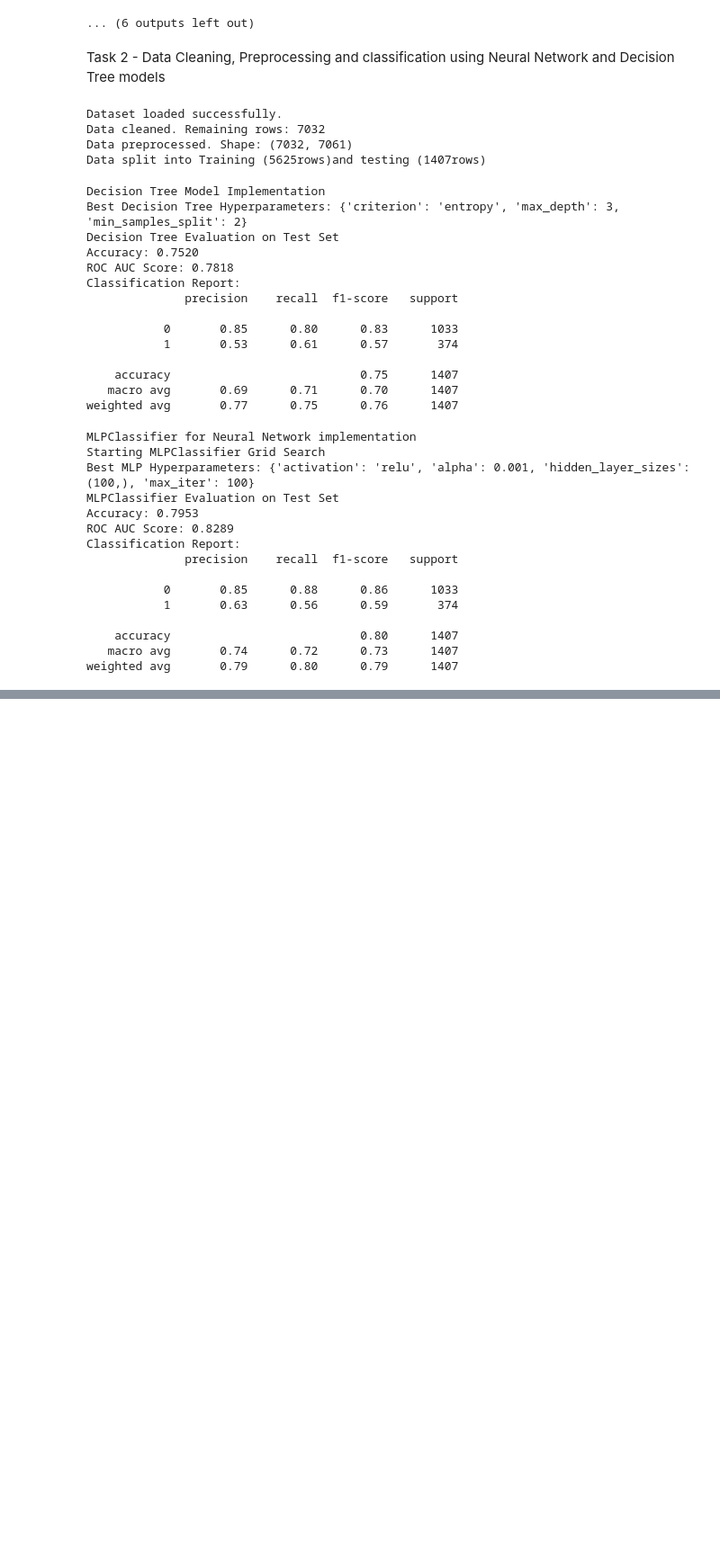
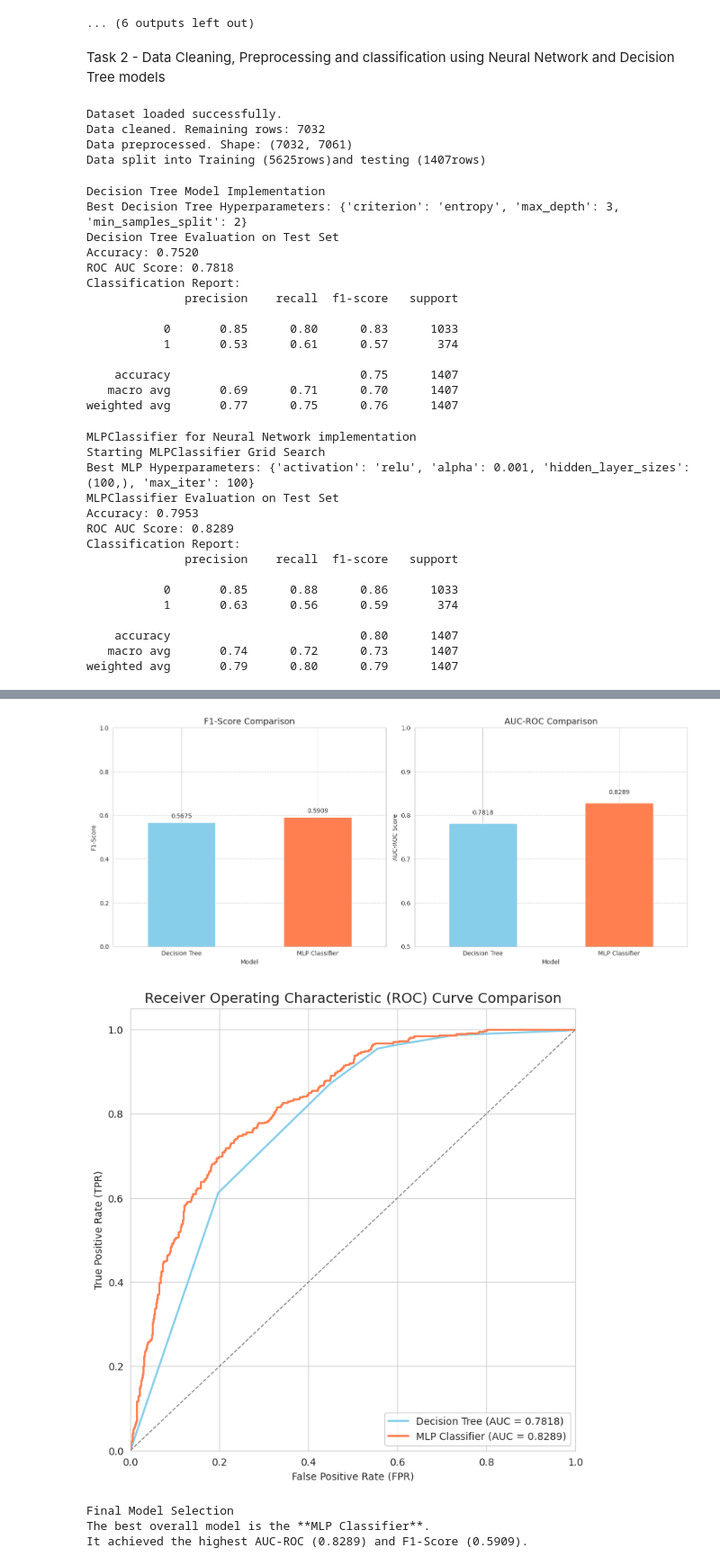
Before and after one commit to Yosh004/TelcoCustomerChurn, a Jupyter notebook: TelcoCustomerChurnCW.ipynb, the cells around one changed output, grey strips where cells are left out. Shown: that part at 90% size. Drawn from its saved outputs; the diff is of its cells as text; code cells hidden in the pictures; blank space fills up the shorter version.

Commit message:
compare and contrast models and display the preprocessed CSV

```diff
--- a/TelcoCustomerChurnCW.ipynb
+++ b/TelcoCustomerChurnCW.ipynb
@@ -330,3 +328,78 @@ Classification Report:
     accuracy                           0.80      1407
    macro avg       0.74      0.72      0.73      1407
 weighted avg       0.79      0.80      0.79      1407
+# %%
+import pandas as pd
+import numpy as np
+import matplotlib.pyplot as plt
+from sklearn.metrics import accuracy_score,f1_score,roc_auc_score,auc, roc_curve
+
+#Consolidate Metrics
+metrics = {
+    'Model': ['Decision Tree', 'MLP Classifier'],
+    'Accuracy': [accuracy_score(y_test, y_pred_dt), accuracy_score(y_test, y_pred_mlp)],
+    'F1-Score': [f1_score(y_test, y_pred_dt), f1_score(y_test, y_pred_mlp)],
+    'AUC-ROC': [roc_auc_score(y_test, y_proba_dt), roc_auc_score(y_test, y_proba_mlp)]
+}
+metrics_df = pd.DataFrame(metrics).set_index('Model')
+print("Model Performance table:")
+print(metrics_df.round(4))
+
+#Plot Metrics(F1-Score and AUC-ROC)
+fig, ax = plt.subplots(1, 2, figsize=(14, 6))
+metrics_df['F1-Score'].plot(kind='bar', ax=ax[0], color=['skyblue', 'coral'])
+ax[0].set_title('F1-Score Comparison', fontsize=14)
+ax[0].set_ylabel('F1-Score')
+ax[0].set_ylim(0, 1)
+ax[0].tick_params(axis='x', rotation=0)
+ax[0].grid(axis='y', linestyle='--')
+for i, v in enumerate(metrics_df['F1-Score']):
+    ax[0].text(i, v + 0.02, f'{v:.4f}', ha='center', fontsize=10)
+metrics_df['AUC-ROC'].plot(kind='bar', ax=ax[1], color=['skyblue', 'coral'])
+ax[1].set_title('AUC-ROC Comparison', fontsize=14)
+ax[1].set_ylabel('AUC-ROC Score')
+ax[1].set_ylim(0.5, 1) # ROC scores usually start from 0.5 (random guess)
+ax[1].tick_params(axis='x', rotation=0)
+ax[1].grid(axis='y', linestyle='--')
+for i, v in enumerate(metrics_df['AUC-ROC']):
+    ax[1].text(i, v + 0.02, f'{v:.4f}', ha='center', fontsize=10)
+plt.tight_layout()
+plt.savefig('Model_Metrics_Comparison.png')
+plt.show()
+
+#Plot roc curve comparison
+plt.figure(figsize=(8, 8))
+fpr_dt, tpr_dt, _ = roc_curve(y_test, y_proba_dt)
+roc_auc_dt = auc(fpr_dt, tpr_dt)
+fpr_mlp, tpr_mlp, _ = roc_curve(y_test, y_proba_mlp)
+roc_auc_mlp = auc(fpr_mlp, tpr_mlp)
+plt.plot(fpr_dt, tpr_dt, color='skyblue', lw=2, label=f'Decision Tree (AUC = {roc_auc_dt:.4f})')
+plt.plot(fpr_mlp, tpr_mlp, color='coral', lw=2, label=f'MLP Classifier (AUC = {roc_auc_mlp:.4f})')
+plt.plot([0, 1], [0, 1], color='gray', lw=1, linestyle='--')
+plt.xlim([0.0, 1.0])
+plt.ylim([0.0, 1.05])
+plt.xlabel('False Positive Rate (FPR)')
+plt.ylabel('True Positive Rate (TPR)')
+plt.title('Receiver Operating Characteristic (ROC) Curve Comparison', fontsize=14)
+plt.legend(loc='lower right')
+plt.grid(True)
+plt.savefig('ROC_Curve_Comparison.png')
+plt.show()
+
+#Identifying and displaying the best model
+best_auc_model = metrics_df['AUC-ROC'].idxmax()
+best_auc_score = metrics_df['AUC-ROC'].max()
+best_f1_model = metrics_df['F1-Score'].idxmax()
+best_f1_score = metrics_df['F1-Score'].max()
+
+
+print("Final Model Selection ")
+if best_auc_model == best_f1_model:
+    print(f"The best overall model is the **{best_auc_model}**.")
+    print(f"It achieved the highest AUC-ROC ({best_auc_score:.4f}) and F1-Score ({best_f1_score:.4f}).")
+else:
+    print(f"The models perform differently based on metrics:")
+    print(f" - Best AUC-ROC (overall ranking ability): {best_auc_model} ({best_auc_score:.4f})")
+    print(f" - Best F1-Score (best for imbalanced classes): {best_f1_model} ({best_f1_score:.4f})")
+    print(f"For Churn Prediction (an imbalanced problem), the **{best_f1_model}** is generally considered the most accurate model.")
+# %% [output]
@@ -332,0 +411,5 @@ weighted avg       0.79      0.80      0.79      1407
+[figure, added]
+[figure, added]
+Final Model Selection
+The best overall model is the **MLP Classifier**.
+It achieved the highest AUC-ROC (0.8289) and F1-Score (0.5909).
```
Also changed, not shown: parts of 5 cells of this notebook.
